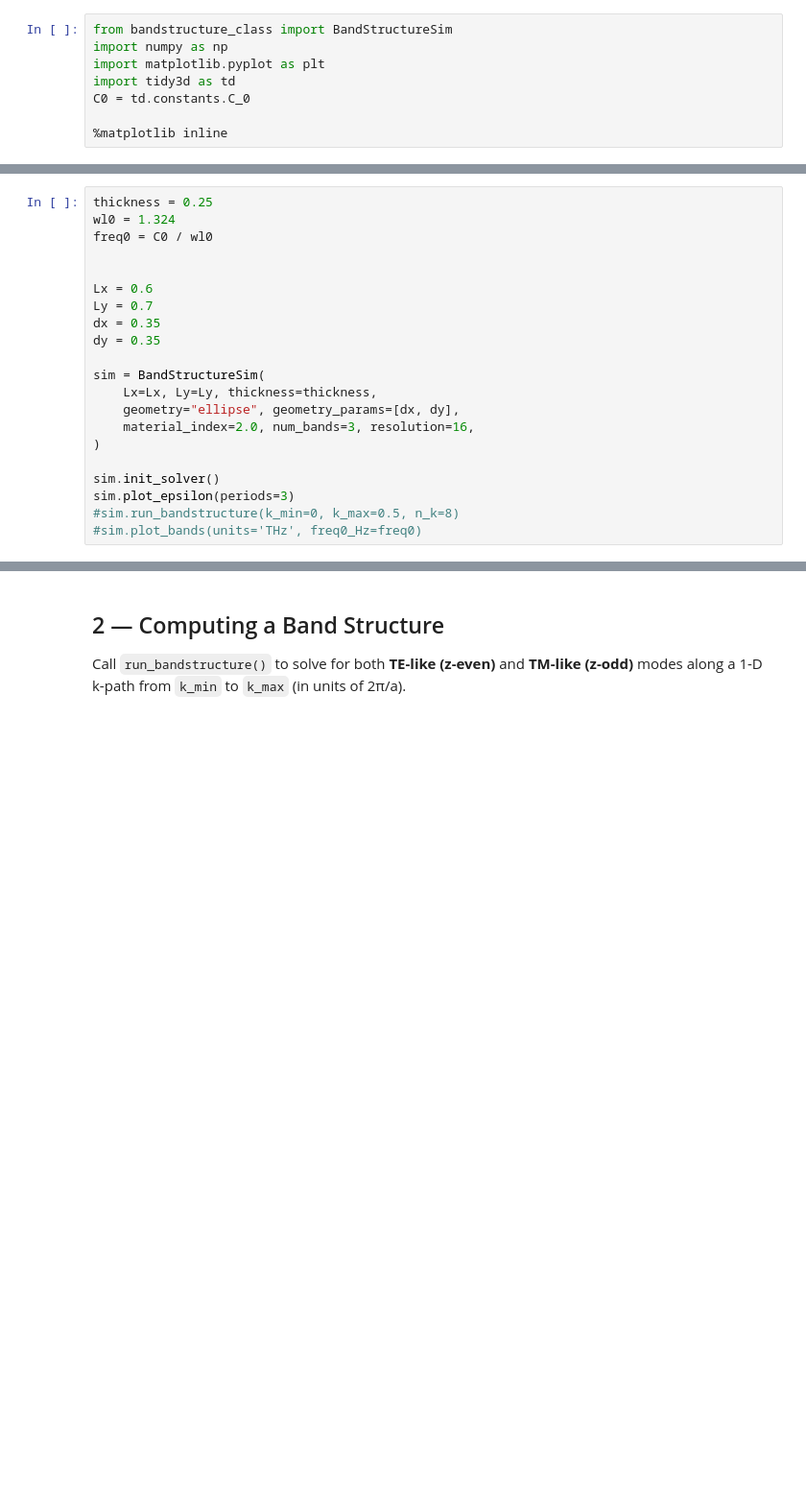
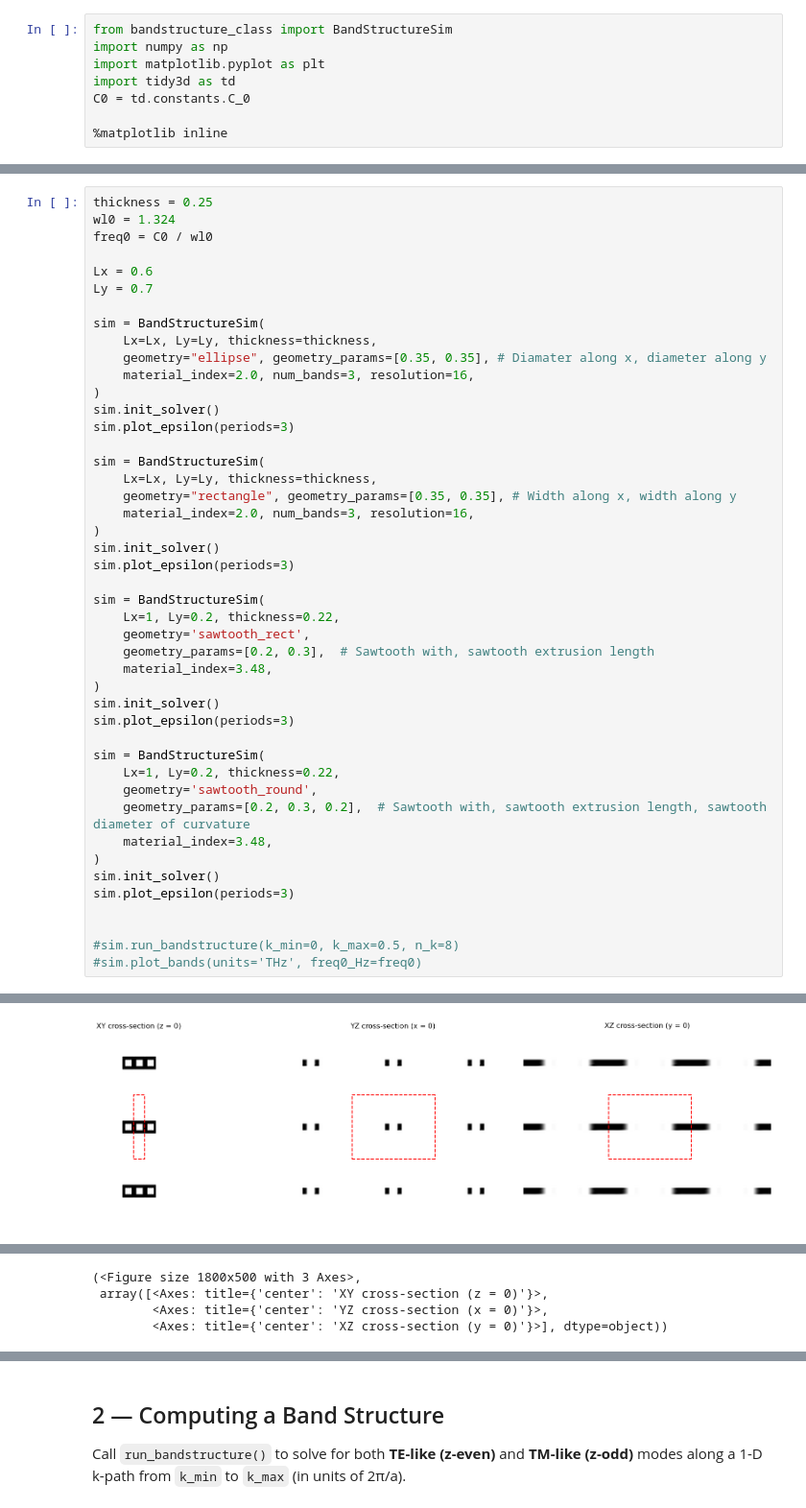
Before and after one commit to Ma-Lab-Cal/nanophotonic_cavity_sim, a Jupyter notebook: bandstructure_tutorial.ipynb, the cells around one changed output, grey strips where cells are left out. Shown at 96% size. Saved outputs shown, nothing was run; the diff lists cells and outputs as text; blank space fills up the shorter version.

```diff
--- a/bandstructure_tutorial.ipynb
+++ b/bandstructure_tutorial.ipynb
@@ -43,20 +43,44 @@ thickness = 0.25
 wl0 = 1.324
 freq0 = C0 / wl0
 
-
 Lx = 0.6
 Ly = 0.7
-dx = 0.35
-dy = 0.35
 
 sim = BandStructureSim(
     Lx=Lx, Ly=Ly, thickness=thickness,
-    geometry="ellipse", geometry_params=[dx, dy],
+    geometry="ellipse", geometry_params=[0.35, 0.35], # Diamater along x, diameter along y
     material_index=2.0, num_bands=3, resolution=16,
 )
-
 sim.init_solver()
 sim.plot_epsilon(periods=3)
+
+sim = BandStructureSim(
+    Lx=Lx, Ly=Ly, thickness=thickness,
+    geometry="rectangle", geometry_params=[0.35, 0.35], # Width along x, width along y
+    material_index=2.0, num_bands=3, resolution=16,
+)
+sim.init_solver()
+sim.plot_epsilon(periods=3)
+
+sim = BandStructureSim(
+    Lx=1, Ly=0.2, thickness=0.22,
+    geometry='sawtooth_rect',
+    geometry_params=[0.2, 0.3],  # Sawtooth with, sawtooth extrusion length
+    material_index=3.48,
+)
+sim.init_solver()
+sim.plot_epsilon(periods=3)
+
+sim = BandStructureSim(
+    Lx=1, Ly=0.2, thickness=0.22,
+    geometry='sawtooth_round',
+    geometry_params=[0.2, 0.3, 0.2],  # Sawtooth with, sawtooth extrusion length, sawtooth diameter of curvature
+    material_index=3.48,
+)
+sim.init_solver()
+sim.plot_epsilon(periods=3)
+
+
 #sim.run_bandstructure(k_min=0, k_max=0.5, n_k=8)
 #sim.plot_bands(units='THz', freq0_Hz=freq0)
 # %% [output]
@@ -84,0 +122 @@ real part range: 1 .. 4
+[figure, added]
@@ -84,0 +159,4 @@ real part range: 1 .. 4
+(<Figure size 1800x500 with 3 Axes>,
+ array([<Axes: title={'center': 'XY cross-section (z = 0)'}>,
+        <Axes: title={'center': 'YZ cross-section (x = 0)'}>,
+        <Axes: title={'center': 'XZ cross-section (y = 0)'}>], dtype=object))
```
Also changed, not shown: parts of 13 cells of this notebook, 1 other file.
